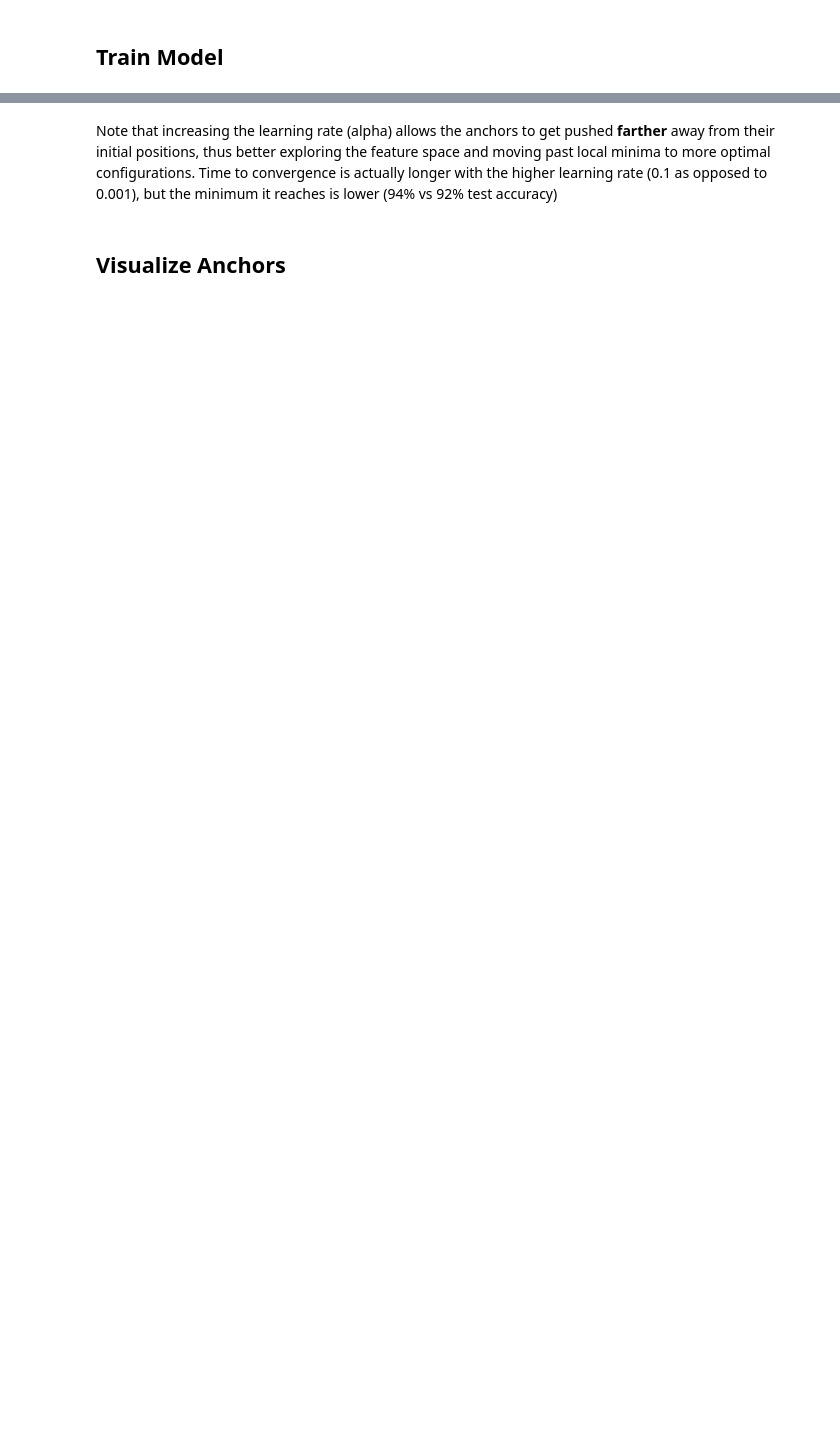
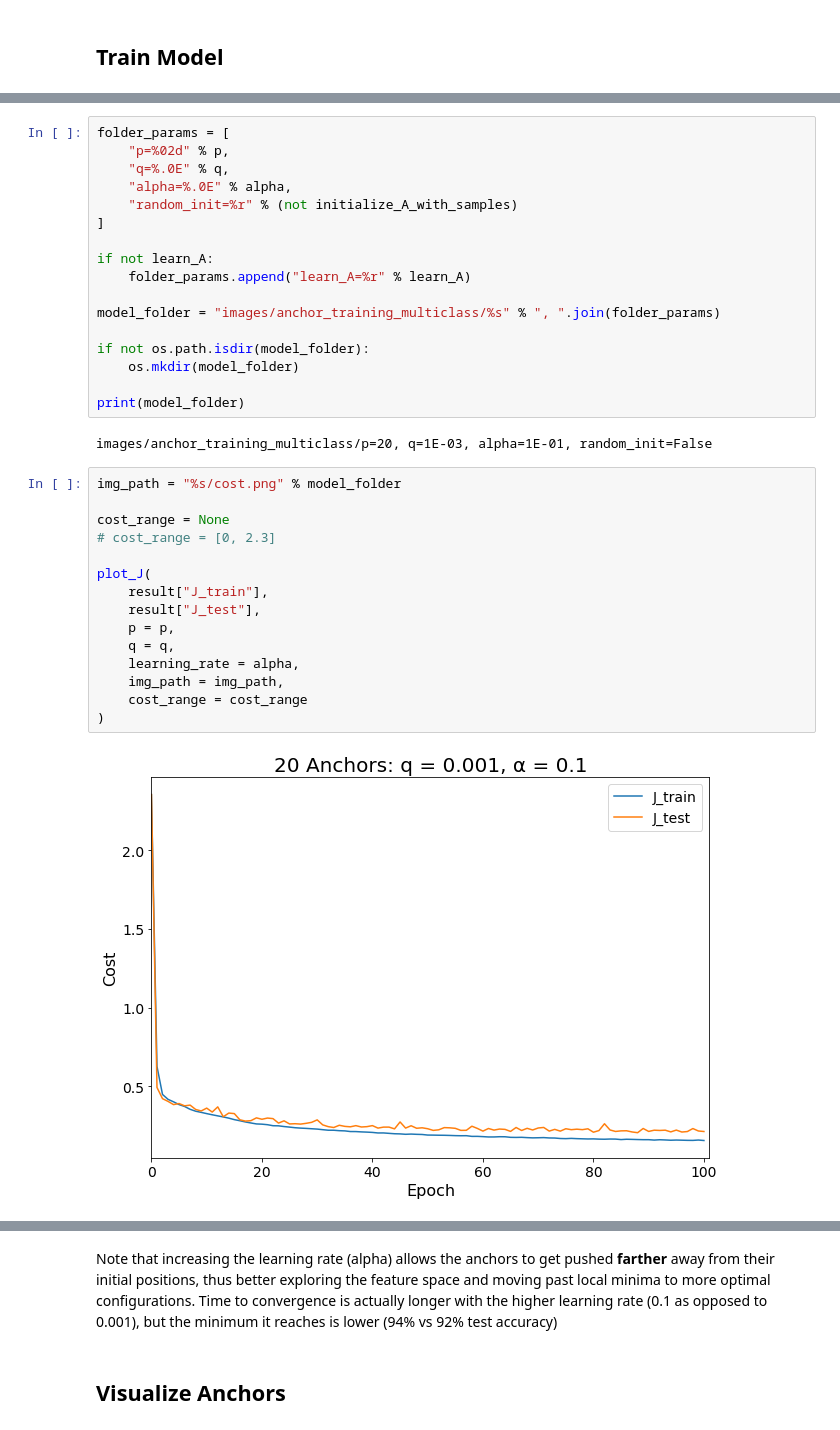
Before and after one commit to chrismbryant/anchor-vector-optimization, a Jupyter notebook: anchors_multi-class_clean.ipynb, the cells around one changed output, grey strips where cells are left out. Cells and saved outputs as stored; diff of their text form; blank space fills up the shorter version.

```diff
--- a/anchors_multi-class_clean.ipynb
+++ b/anchors_multi-class_clean.ipynb
@@ -313 +390,37 @@ Training complete.
+# %%
+folder_params = [
+    "p=%02d" % p,
+    "q=%.0E" % q,
+    "alpha=%.0E" % alpha,
+    "random_init=%r" % (not initialize_A_with_samples)
+]
+
+if not learn_A:
+    folder_params.append("learn_A=%r" % learn_A)
+
+model_folder = "images/anchor_training_multiclass/%s" % ", ".join(folder_params)
+
+if not os.path.isdir(model_folder):
+    os.mkdir(model_folder)
+
+print(model_folder)
+# %% [output]
+images/anchor_training_multiclass/p=20, q=1E-03, alpha=1E-01, random_init=False
+# %%
+img_path = "%s/cost.png" % model_folder
+
+cost_range = None
+# cost_range = [0, 2.3]
+
+plot_J(
+    result["J_train"],
+    result["J_test"],
+    p = p,
+    q = q,
+    learning_rate = alpha,
+    img_path = img_path,
+    cost_range = cost_range
+)
+# %% [output]
+[figure, added]
 # %%
```
Also changed, not shown: parts of 30 cells of this notebook.
